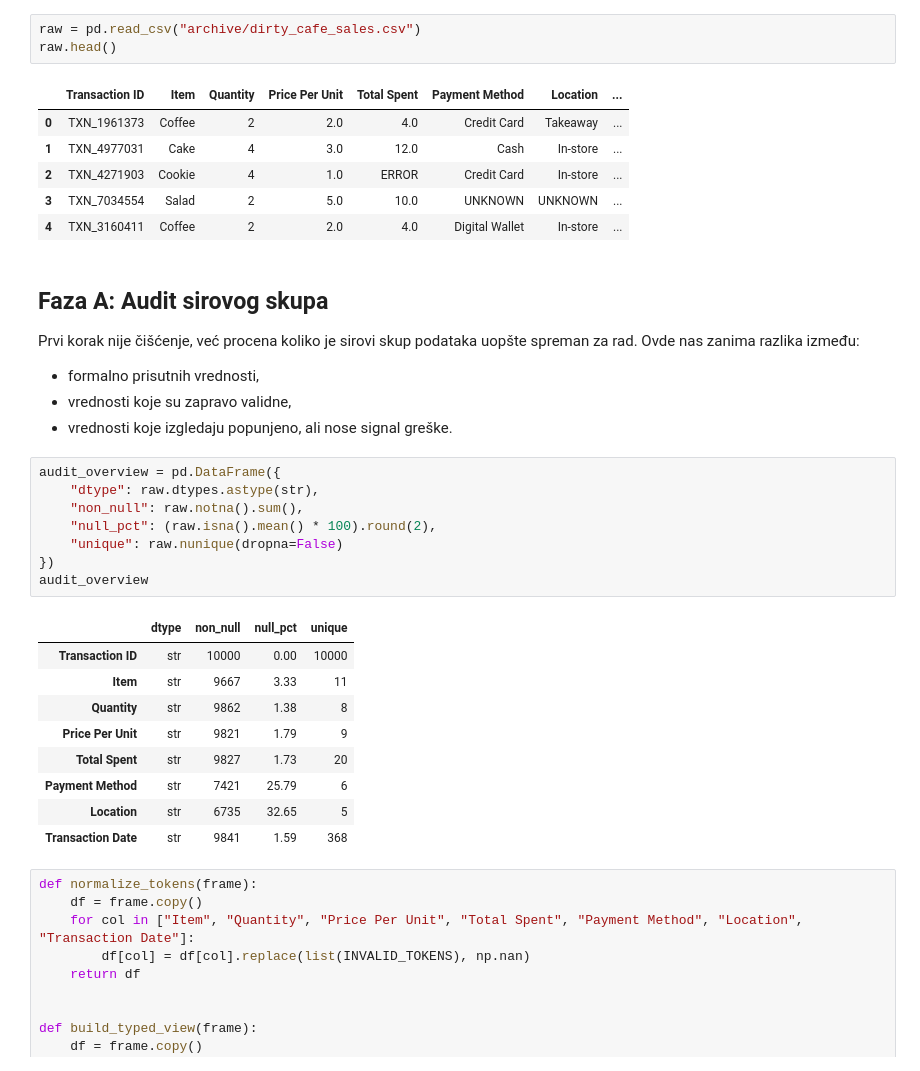
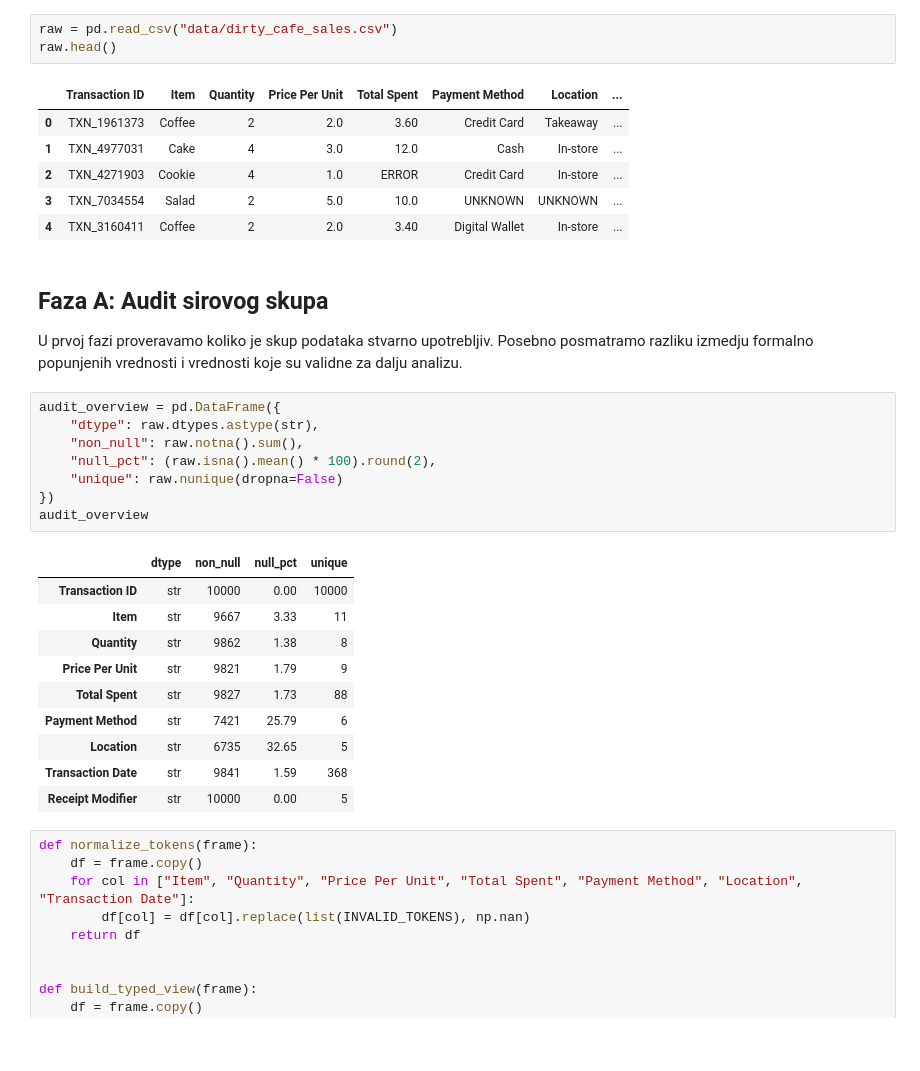
Before and after one commit to nemanjastojanovicc/data-quality, a Jupyter notebook: prakticni/kvalitetpodataka_dirty_cafe_sales.ipynb, the cells around one changed output. Saved outputs shown, nothing was run; the diff lists cells and outputs as text; blank space fills up the shorter version.

```diff
--- a/prakticni/kvalitetpodataka_dirty_cafe_sales.ipynb
+++ b/prakticni/kvalitetpodataka_dirty_cafe_sales.ipynb
@@ -40,21 +49,17 @@ INVALID_TOKENS = {"ERROR", "UNKNOWN"}
 # %%
-raw = pd.read_csv("archive/dirty_cafe_sales.csv")
+raw = pd.read_csv("data/dirty_cafe_sales.csv")
 raw.head()
 # %% [output]
 |  | Transaction ID | Item | Quantity | Price Per Unit | Total Spent | Payment Method | Location | ... |
-| 0 | TXN_1961373 | Coffee | 2 | 2.0 | 4.0 | Credit Card | Takeaway | ... |
+| 0 | TXN_1961373 | Coffee | 2 | 2.0 | 3.60 | Credit Card | Takeaway | ... |
 | 1 | TXN_4977031 | Cake | 4 | 3.0 | 12.0 | Cash | In-store | ... |
 | 2 | TXN_4271903 | Cookie | 4 | 1.0 | ERROR | Credit Card | In-store | ... |
 | 3 | TXN_7034554 | Salad | 2 | 5.0 | 10.0 | UNKNOWN | UNKNOWN | ... |
-| 4 | TXN_3160411 | Coffee | 2 | 2.0 | 4.0 | Digital Wallet | In-store | ... |
+| 4 | TXN_3160411 | Coffee | 2 | 2.0 | 3.40 | Digital Wallet | In-store | ... |
 # %% [markdown]
 ## Faza A: Audit sirovog skupa
 
-Prvi korak nije čišćenje, već procena koliko je sirovi skup podataka uopšte spreman za rad. Ovde nas zanima razlika između:
-
-- formalno prisutnih vrednosti,
-- vrednosti koje su zapravo validne,
-- vrednosti koje izgledaju popunjeno, ali nose signal greške.
+U prvoj fazi proveravamo koliko je skup podataka stvarno upotrebljiv. Posebno posmatramo razliku izmedju formalno popunjenih vrednosti i vrednosti koje su validne za dalju analizu.
 # %%
 audit_overview = pd.DataFrame({
     "dtype": raw.dtypes.astype(str),
@@ -69,10 +74,11 @@ audit_overview
 | Item | str | 9667 | 3.33 | 11 |
 | Quantity | str | 9862 | 1.38 | 8 |
 | Price Per Unit | str | 9821 | 1.79 | 9 |
-| Total Spent | str | 9827 | 1.73 | 20 |
+| Total Spent | str | 9827 | 1.73 | 88 |
 | Payment Method | str | 7421 | 25.79 | 6 |
 | Location | str | 6735 | 32.65 | 5 |
 | Transaction Date | str | 9841 | 1.59 | 368 |
+| Receipt Modifier | str | 10000 | 0.00 | 5 |
 # %%
 def normalize_tokens(frame):
     df = frame.copy()
```
Also changed, not shown: parts of 24 cells of this notebook, 3 other files.
